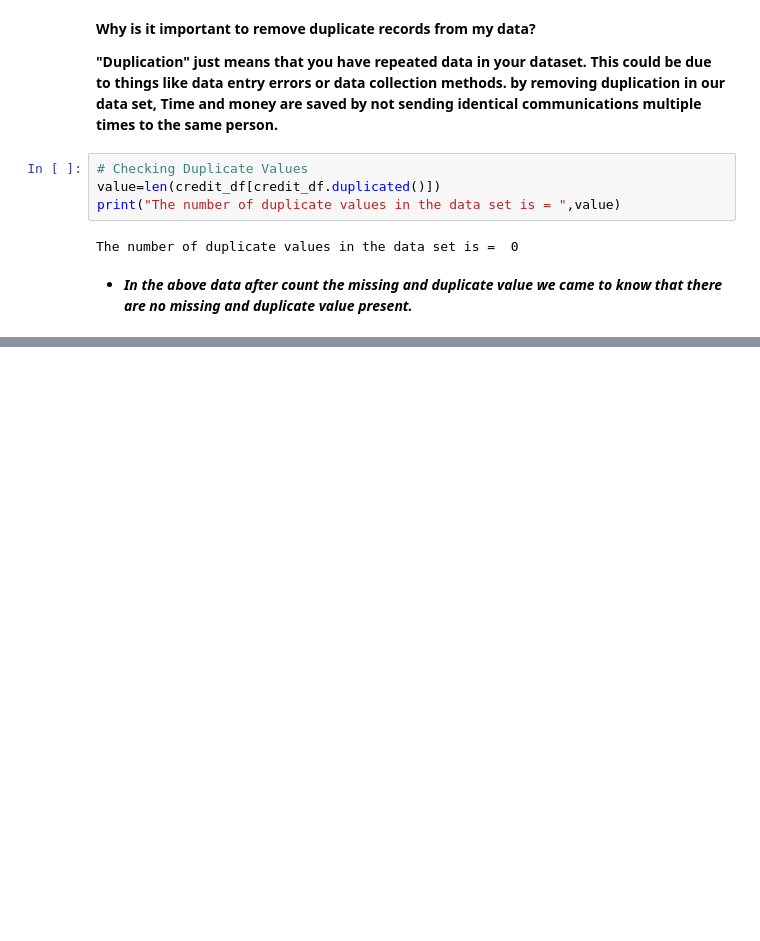
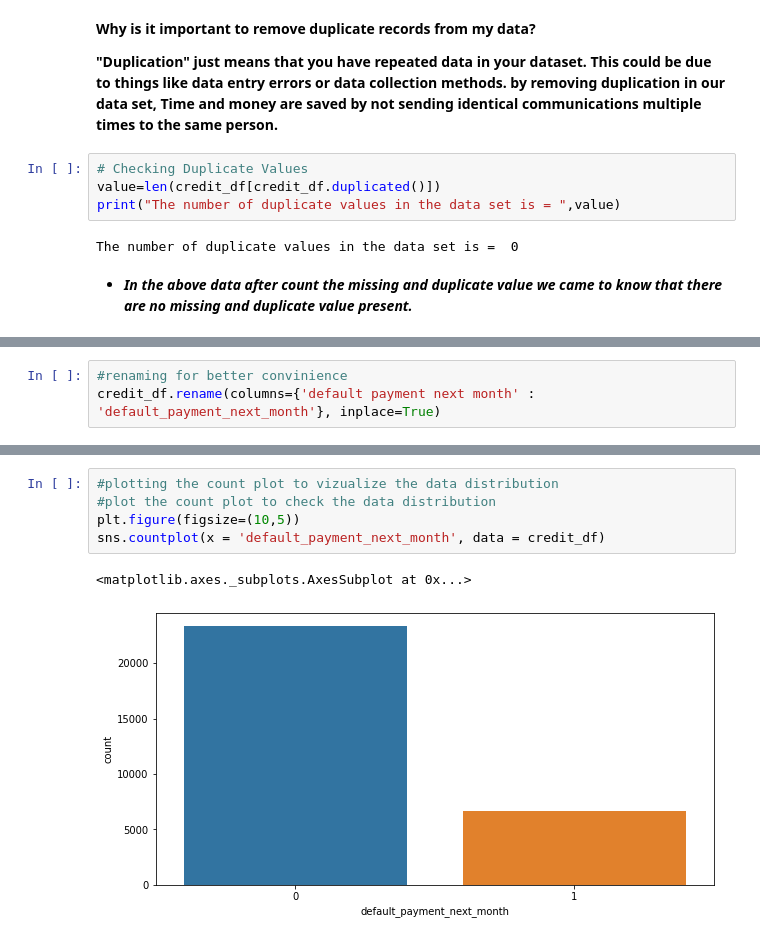
Before and after one commit to AshutoshKumarDubey/Credit_Card_Default_Prediction_By_Ashutosh-Kumar-Dubey, a Jupyter notebook: Credit_Card_Default_Prediction_BY_Ashutosh_Kumar_Dubey.ipynb, the cells around one changed output, grey strips where cells are left out. Cells and saved outputs as stored; diff of their text form; blank space fills up the shorter version.

```diff
--- a/Credit_Card_Default_Prediction_BY_Ashutosh_Kumar_Dubey.ipynb
+++ b/Credit_Card_Default_Prediction_BY_Ashutosh_Kumar_Dubey.ipynb
@@ -263,0 +283,3 @@ The number of duplicate values in the data set is =  0
+# %%
+#renaming for better convinience
+credit_df.rename(columns={'default payment next month' : 'default_payment_next_month'}, inplace=True)
@@ -263,0 +302,8 @@ The number of duplicate values in the data set is =  0
+# %%
+#plotting the count plot to vizualize the data distribution
+#plot the count plot to check the data distribution
+plt.figure(figsize=(10,5))
+sns.countplot(x = 'default_payment_next_month', data = credit_df)
+# %% [output]
+<matplotlib.axes._subplots.AxesSubplot at 0x...>
+[figure, added]
```
Also changed, not shown: parts of 42 cells of this notebook.
